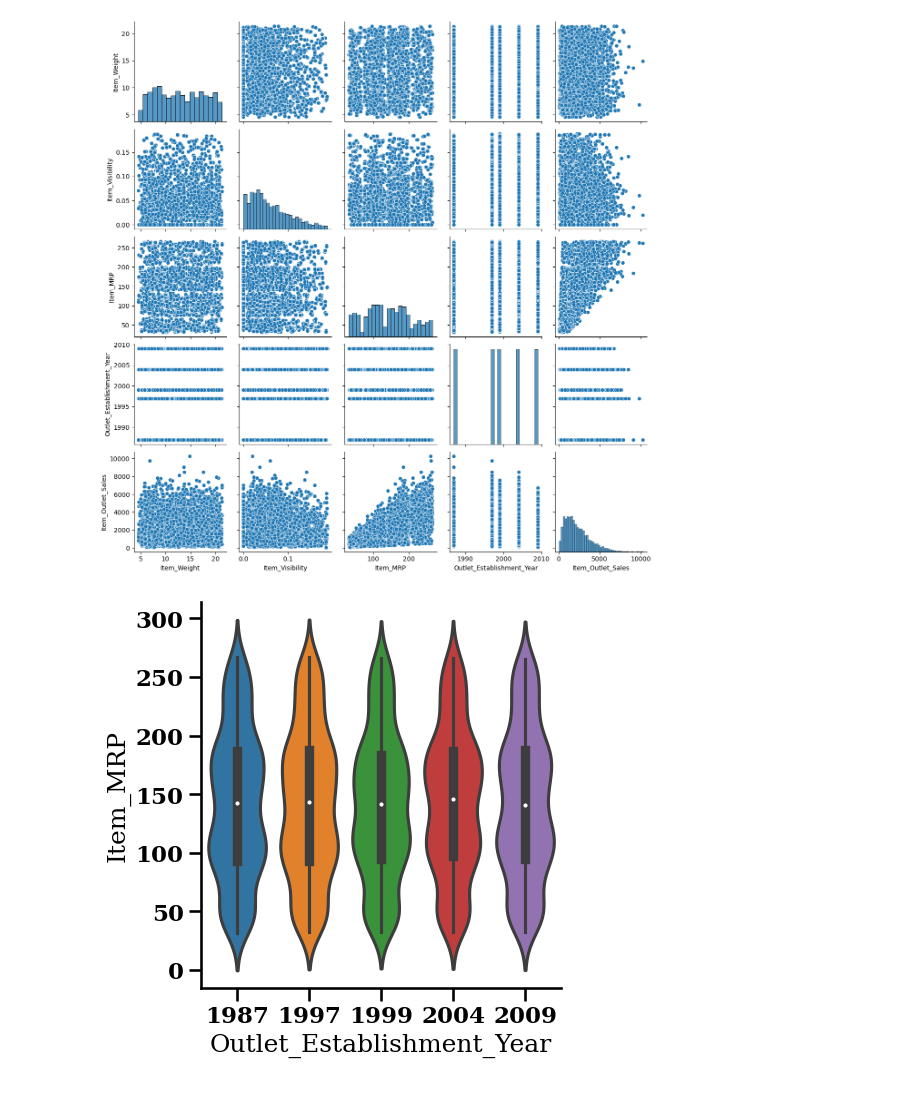
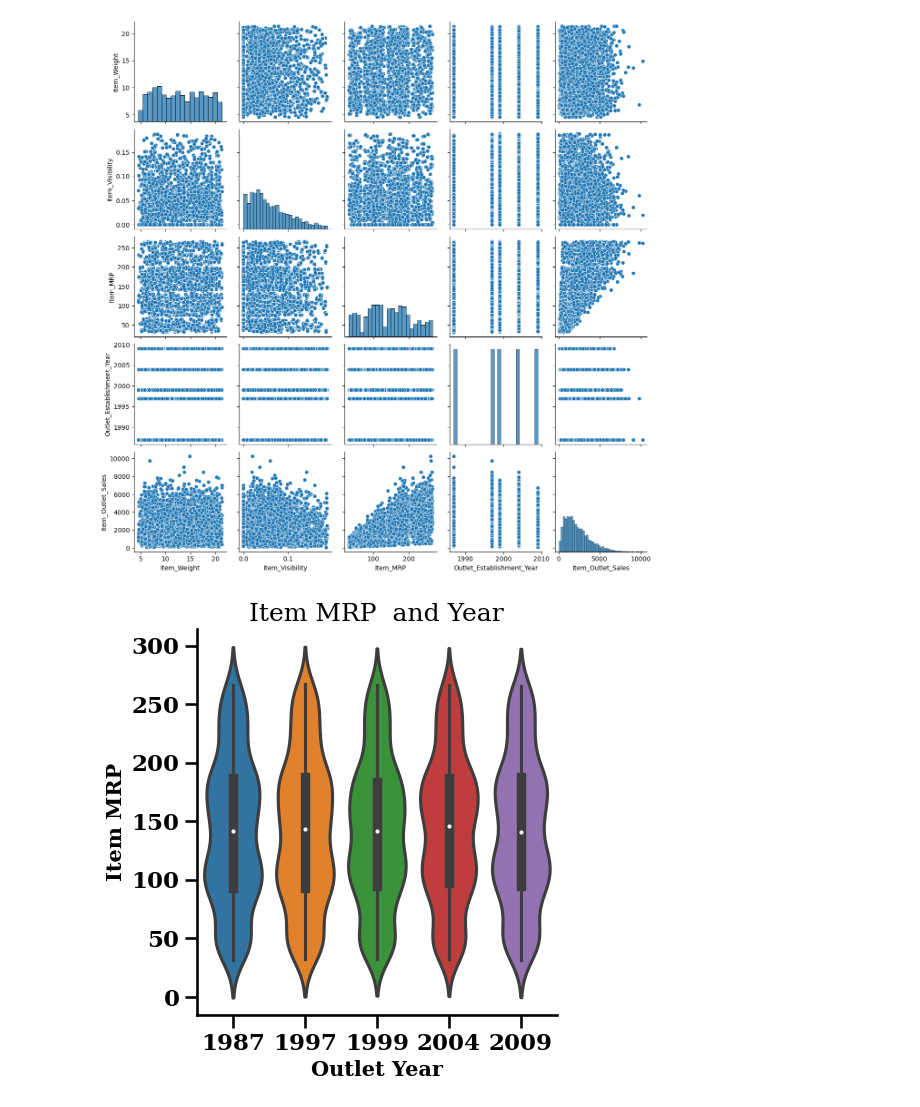
Before and after one commit to Elispreng/Grocery_Sales, a Jupyter notebook: Spreng_Grocery Sales.ipynb, the cells around one changed output. Saved outputs shown, nothing was run; the diff lists cells and outputs as text; code cells hidden in the pictures.

```diff
--- a/Spreng_Grocery Sales.ipynb
+++ b/Spreng_Grocery Sales.ipynb
@@ -348,8 +348,19 @@ plt.savefig('Images/Bar Plot for Item MRP and Year', bbox_inches='tight')
 sns.pairplot(df);
 # %% [output]
 [figure]
-# %%
-g=sns.catplot(data=df, x="Outlet_Establishment_Year", y="Item_MRP",
-             hue="Outlet_Establishment_Year", kind='violin', dodge=False)
-# %% [output]
-[figure, removed]
+# %%
+g=sns.catplot(data=df, x="Outlet_Establishment_Year", y="Item_MRP",
+             hue="Outlet_Establishment_Year", kind='violin', dodge=False,
+             title= "Item MRP and Outlet Year")
+
+#set labels
+g.ax.set_title("Item MRP  and Year");
+
+g.ax.set_xlabel('Outlet Year', fontfamily= 'serif', fontsize = 15, fontweight = 'bold')
+g.ax.set_ylabel('Item MRP', fontfamily ='serif', fontsize = 15, fontweight = 'bold');
+g.ax.spines['right'].set_visible(False)
+g.ax.spines['top'].set_visible(False)
+
+plt.savefig('Images/Violin Plot for Item MRP and Year', bbox_inches='tight')
+# %% [output]
+[figure, added]
```
Also changed, not shown: parts of 2 cells of this notebook, 1 other file.
